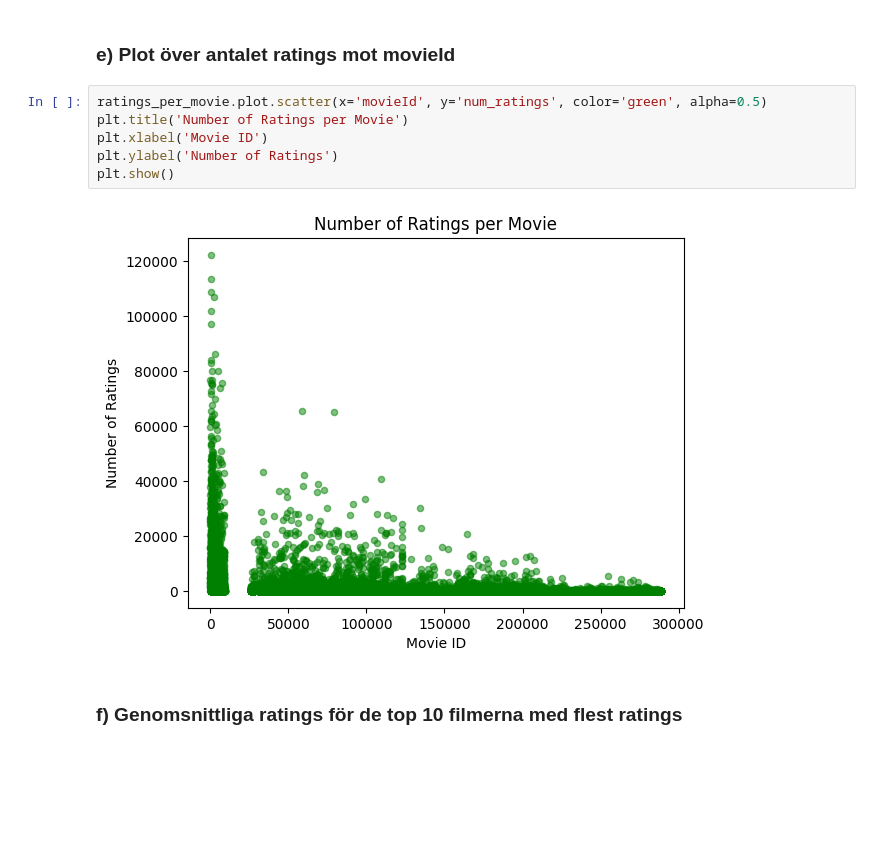
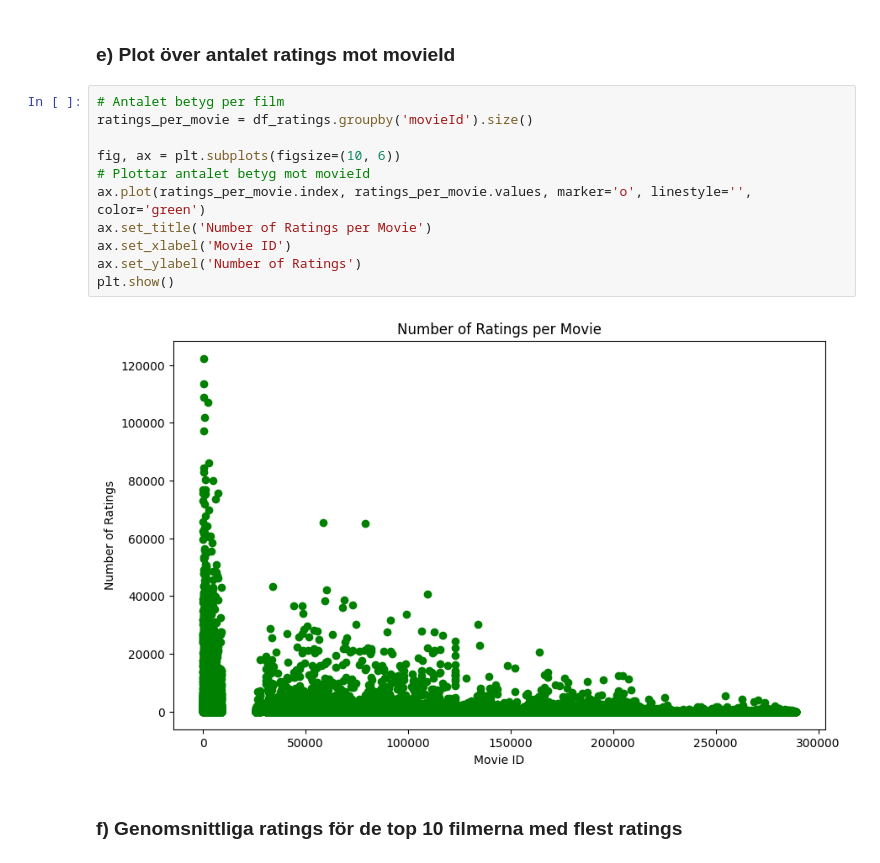
Before and after one commit to SandraAnder/AI-Sandra-Andersson-OPA23, a Jupyter notebook: labs/Lab1/Lab1.ipynb, the cells around one changed output. Drawn from its saved outputs; the diff is of its cells as text; blank space fills up the shorter version.

```diff
--- a/labs/Lab1/Lab1.ipynb
+++ b/labs/Lab1/Lab1.ipynb
@@ -122,14 +148,19 @@ plt.show()
 [figure]
 # %% [markdown]
 ### e) Plot över antalet ratings mot movieId
-# %%
-ratings_per_movie.plot.scatter(x='movieId', y='num_ratings', color='green', alpha=0.5)
-plt.title('Number of Ratings per Movie')
-plt.xlabel('Movie ID')
-plt.ylabel('Number of Ratings')
-plt.show()
-# %% [output]
-[figure, removed]
+# %%
+# Antalet betyg per film
+ratings_per_movie = df_ratings.groupby('movieId').size()
+
+fig, ax = plt.subplots(figsize=(10, 6))
+# Plottar antalet betyg mot movieId
+ax.plot(ratings_per_movie.index, ratings_per_movie.values, marker='o', linestyle='', color='green')
+ax.set_title('Number of Ratings per Movie')
+ax.set_xlabel('Movie ID')
+ax.set_ylabel('Number of Ratings')
+plt.show()
+# %% [output]
+[figure, added]
 # %% [markdown]
 ### f) Genomsnittliga ratings för de top 10 filmerna med flest ratings
 # %%
```
Also changed, not shown: parts of 7 cells of this notebook, 2 other files.
